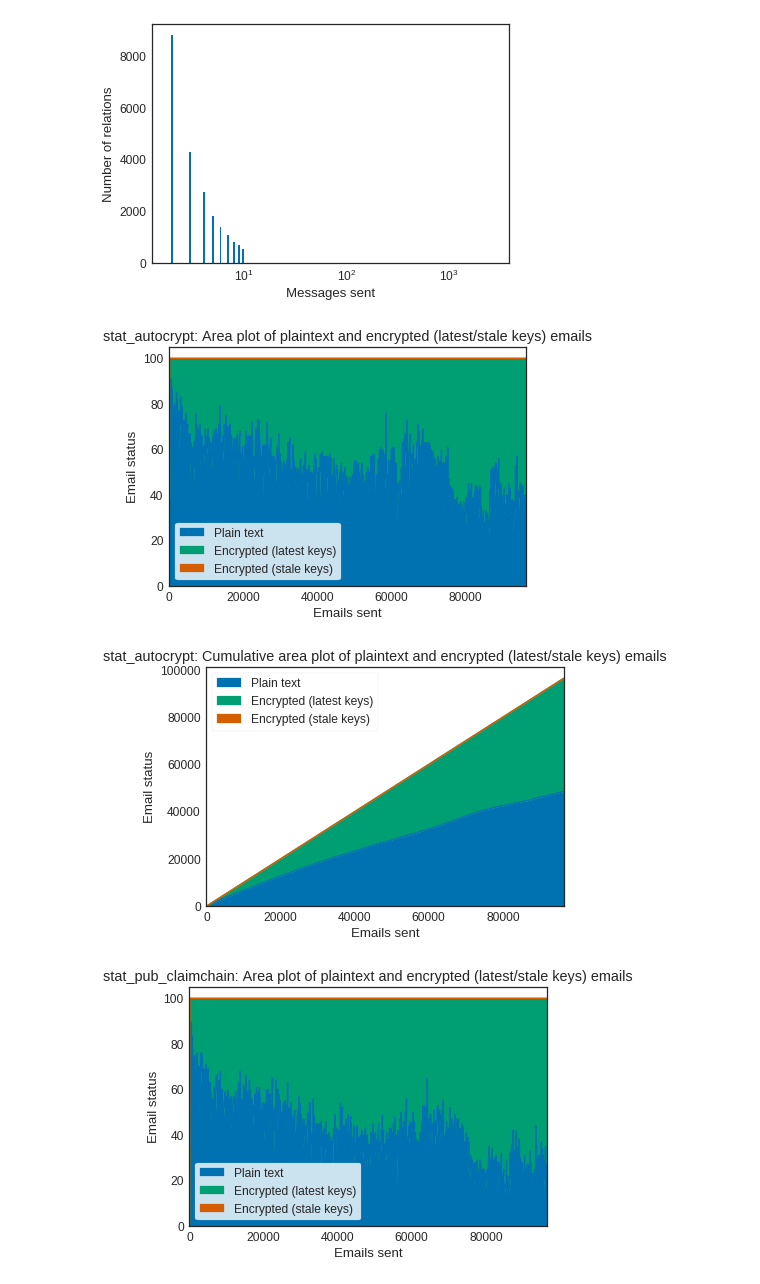
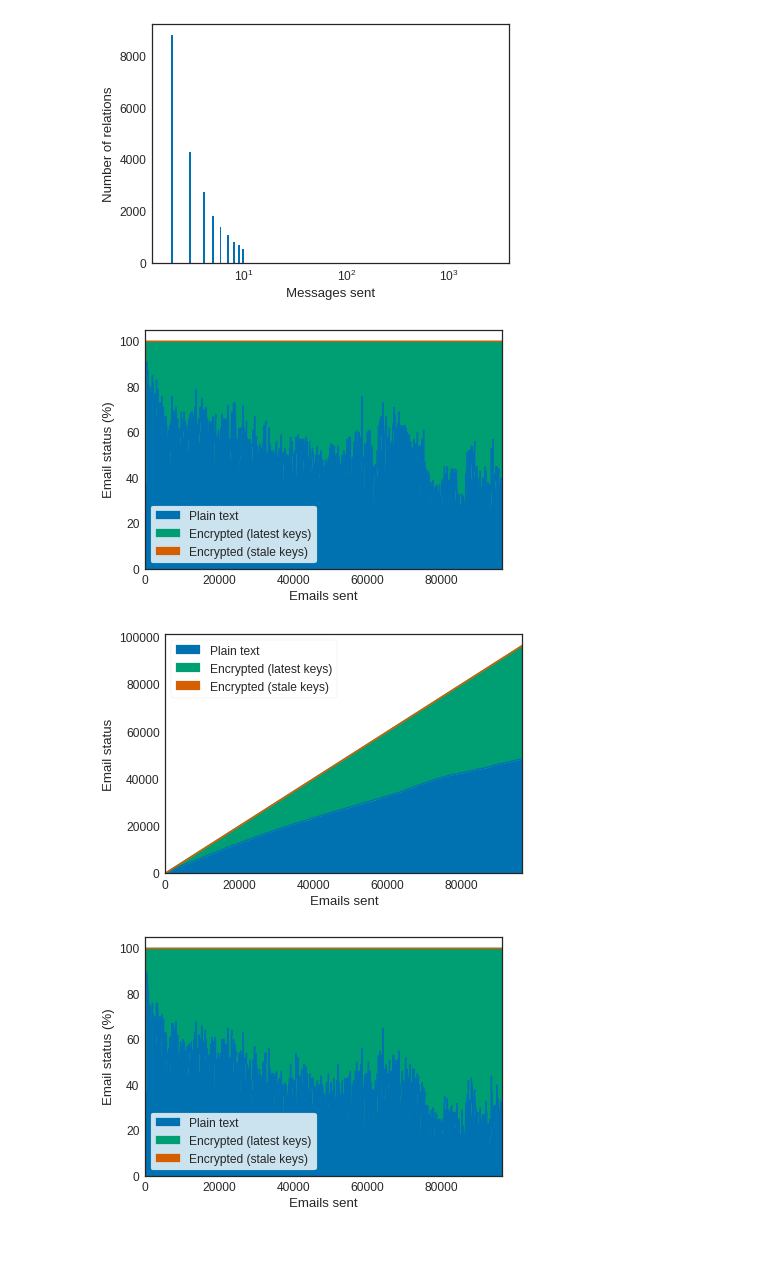
Before and after one commit to claimchain/claimchain-core, a Jupyter notebook: simulations/plot_analysis.ipynb, the cells around one changed output. Saved outputs shown, nothing was run; the diff lists cells and outputs as text; code cells hidden in the pictures; blank space fills up the shorter version.

```diff
--- a/simulations/plot_analysis.ipynb
+++ b/simulations/plot_analysis.ipynb
@@ -114,36 +114,36 @@ for scenario in email_status.keys():
         enc_status_counter[enc_status[email]] += 1
         enc_status_cumulative_counter[enc_status[email]] += 1
 
         if cnt % 100 == 0:
             df_dict[scenario].loc[cnt] = [enc_status_counter["plaintext"], enc_status_counter["encrypted"], enc_status_counter["stale"]]
             df_cumulative_dict[scenario].loc[cnt] = [enc_status_cumulative_counter["plaintext"], enc_status_cumulative_counter["encrypted"], enc_status_cumulative_counter["stale"]]
             for status in enc_status.values():
                 enc_status_counter[status] = 0
 
             #if df_dict[scenario].loc[cnt][0] > 90:
                 #print("%s %s %s %s" % (index, df_dict[scenario].loc[cnt][0], df_dict[scenario].loc[cnt][1], df_dict[scenario].loc[cnt][2]))
                 #for email in log[index-100:index]:
                 #    recipients = email.To | email.Cc | email.Bcc - {email.From}
                 #    print("From %s to %s" % (email.From, recipients))
 
         cnt += 1
 
     df_dict[scenario].plot.area()
-    plt.title(scenario + ": Area plot of plaintext and encrypted (latest/stale keys) emails")
+    #plt.title(scenario + ": Area plot of plaintext and encrypted (latest/stale keys) emails")
     plt.xlabel("Emails sent")
-    plt.ylabel("Email status")
+    plt.ylabel("Email status (%)")
     plt.legend(frameon=True)
     plt.savefig(scenario + '_emailstatus.pdf')
 
     df_cumulative_dict[scenario].plot.area()
-    plt.title(scenario + ": Cumulative area plot of plaintext and encrypted (latest/stale keys) emails")
+    #plt.title(scenario + ": Cumulative area plot of plaintext and encrypted (latest/stale keys) emails")
     plt.xlabel("Emails sent")
     plt.ylabel("Email status")
     plt.legend(frameon=True)
     plt.savefig(scenario + '_cumulative_emailstatus.pdf')
 
     plt.show()
 # %% [output]
-[figure, old version]
+[figure, new version]
-[figure, old version]
+[figure, new version]
-[figure, old version]
+[figure, new version]
```
Also changed, not shown: parts of 2 cells of this notebook, 1 other file.
